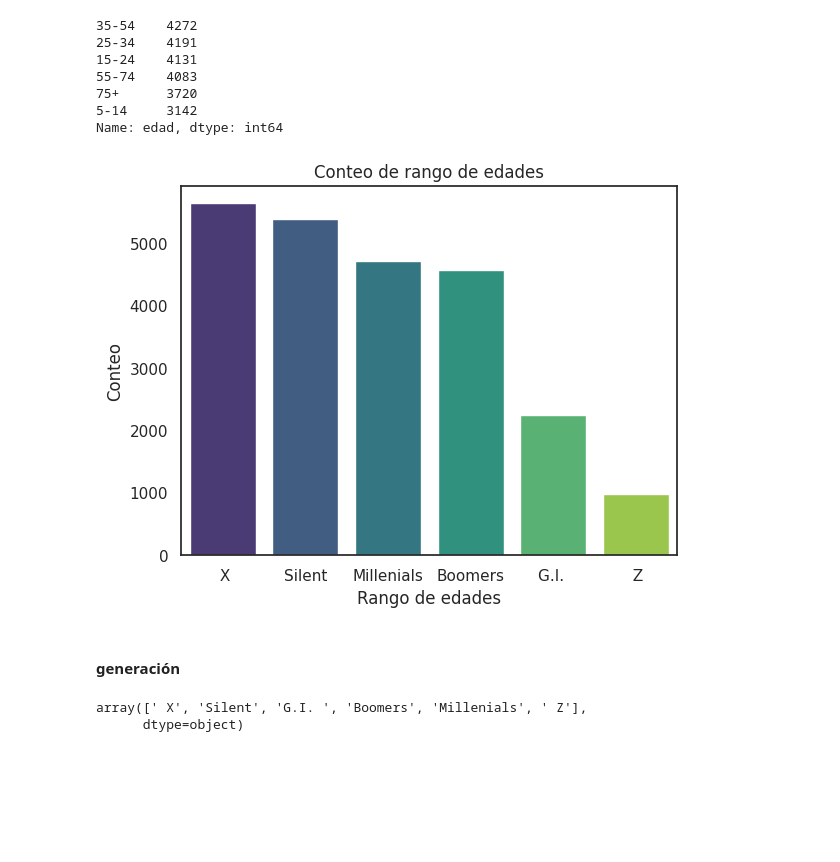
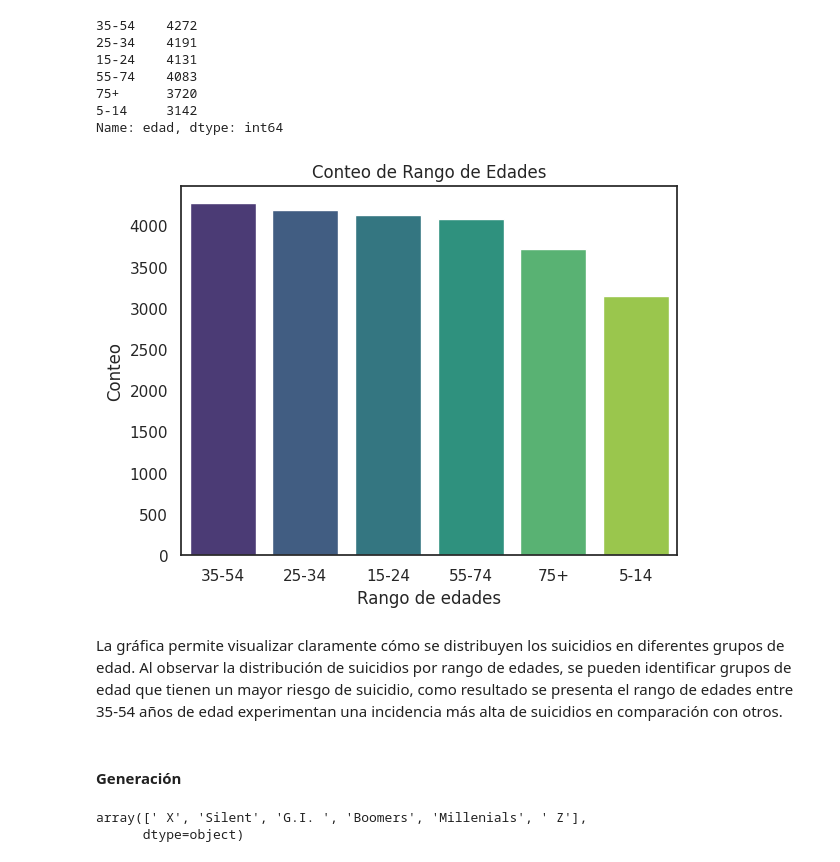
Before and after one commit to Gisellrom/ProyectoBEDU, a Jupyter notebook: Suicidios.ipynb, the cells around one changed output. Saved outputs shown, nothing was run; the diff lists cells and outputs as text; code cells hidden in the pictures; blank space fills up the shorter version.

```diff
--- a/Suicidios.ipynb
+++ b/Suicidios.ipynb
@@ -101,4 +100,0 @@ Desde este momento, podemos observar que la columna **country**, el dataset la e
-# %%
-# Convertir el índice en una columna
-df = df.reset_index()
-df.head()
@@ -522,0 +516,3 @@ Moda: 1
+# %%
+# Eliminar filas donde 'no_suicidios' es igual a 0
+df = df.loc[df['no_suicidios'] != 0]
@@ -936,19 +966,21 @@ print(counts)
 5-14     3142
 Name: edad, dtype: int64
 # %%
-# Crear un gráfico de barras con Seaborn
+#Crear un gráfico de barras con Seaborn
 #ax = sns.barplot(x=counts.index, y=counts.values)
 ax = sns.barplot(x=counts.index, y=counts.values, hue=counts.index, palette='viridis')
-# Configurar el título y las etiquetas
-ax.set_title('Conteo de rango de edades')
+#Configurar el título y las etiquetas
+ax.set_title('Conteo de Rango de Edades')
 ax.set(xlabel= "Rango de edades", ylabel='Conteo')
 
 # Mostrar el gráfico
 plt.show()
 # %% [output]
-[figure, old version]
+[figure, new version]
+# %% [markdown]
+La gráfica permite visualizar claramente cómo se distribuyen los suicidios en diferentes grupos de edad. Al observar la distribución de suicidios por rango de edades, se pueden identificar grupos de edad que tienen un mayor riesgo de suicidio, como resultado se presenta el rango de edades entre 35-54 años de edad experimentan una incidencia más alta de suicidios en comparación con otros.
 # %% [markdown]
-#### generación
+#### Generación
 # %%
 df['generacion'].unique()
 # %% [output]
```
Also changed, not shown: parts of 150 cells of this notebook.
